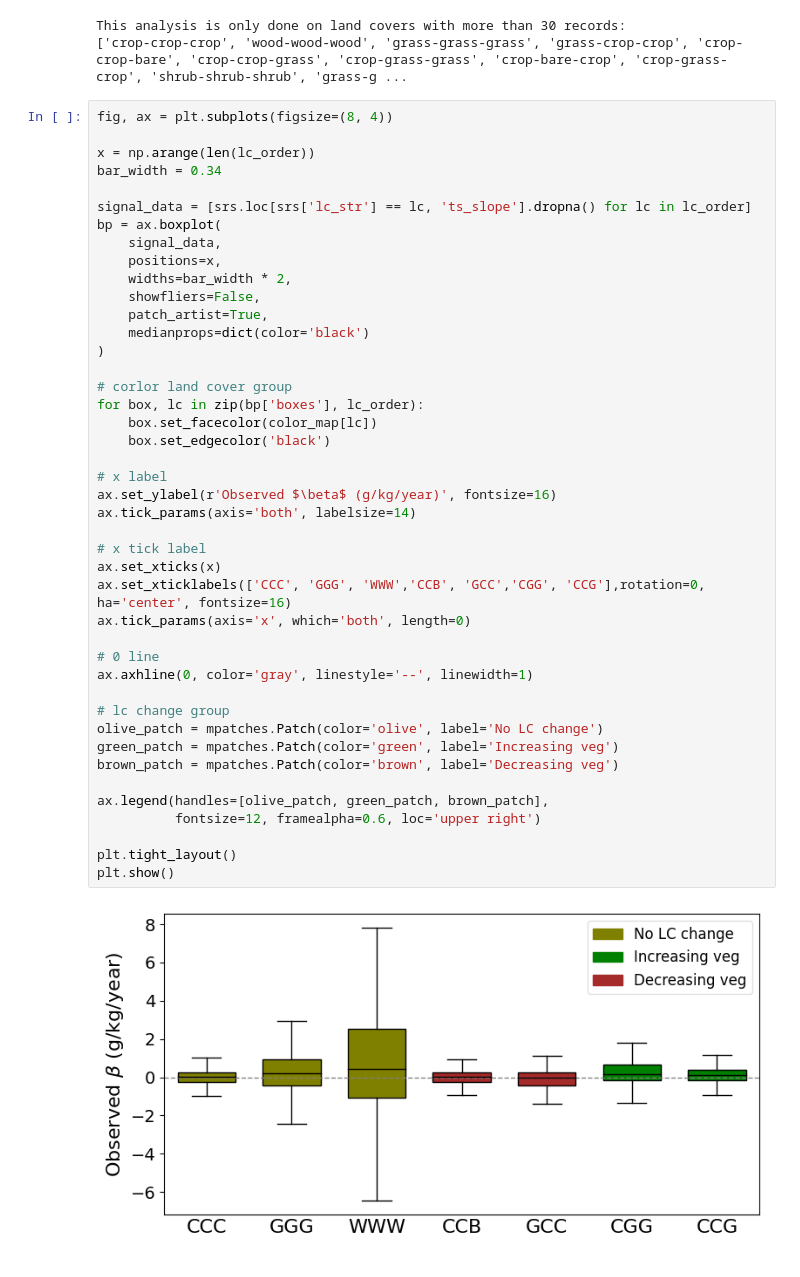
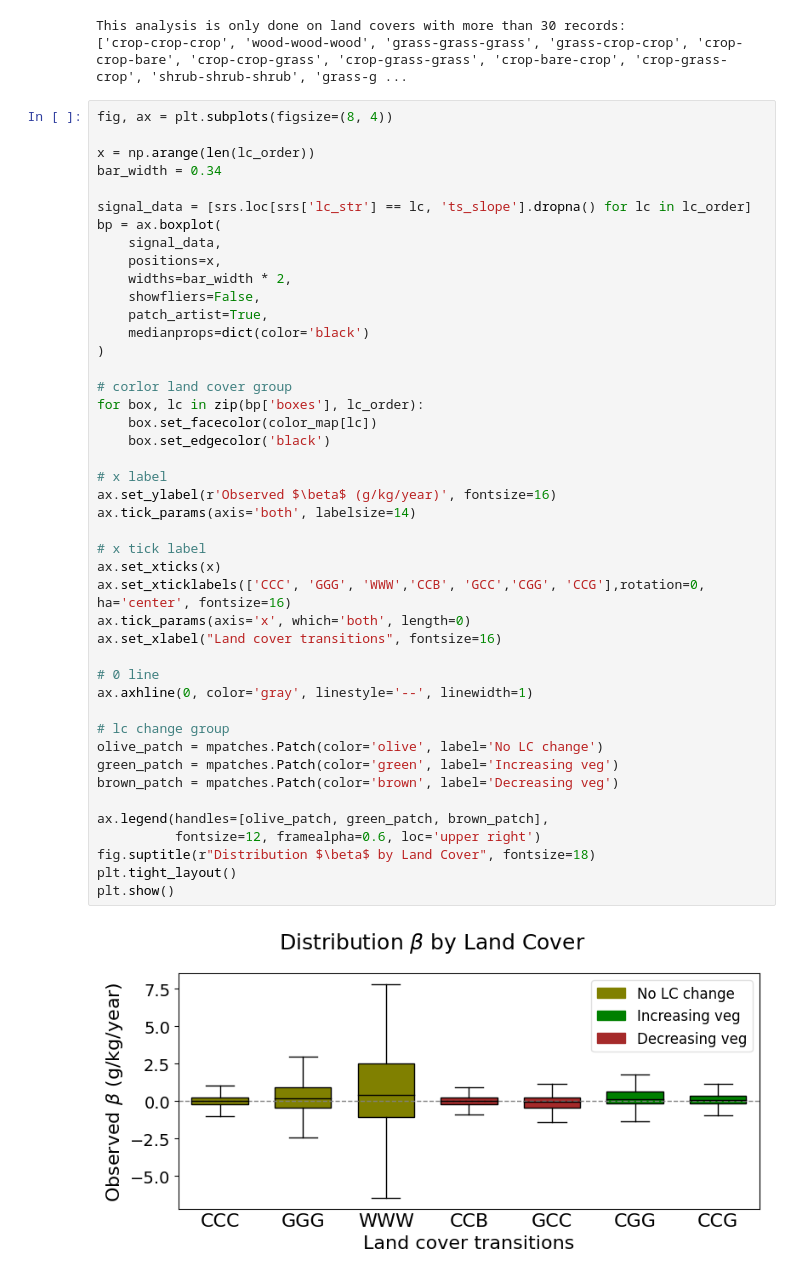
Before and after one commit to Meng2077/trend-with-uncertainty, a Jupyter notebook: 04b_plot_lucas.tmporal.variability.ipynb, the cells around one changed output. Drawn from its saved outputs; the diff is of its cells as text.

```diff
--- a/04b_plot_lucas.tmporal.variability.ipynb
+++ b/04b_plot_lucas.tmporal.variability.ipynb
@@ -293,32 +300,33 @@ bp = ax.boxplot(
     medianprops=dict(color='black')
 )
 
 # corlor land cover group
 for box, lc in zip(bp['boxes'], lc_order):
     box.set_facecolor(color_map[lc])
     box.set_edgecolor('black')
 
 # x label
 ax.set_ylabel(r'Observed $\beta$ (g/kg/year)', fontsize=16)
 ax.tick_params(axis='both', labelsize=14)
 
 # x tick label
 ax.set_xticks(x)
 ax.set_xticklabels(['CCC', 'GGG', 'WWW','CCB', 'GCC','CGG', 'CCG'],rotation=0, ha='center', fontsize=16)
 ax.tick_params(axis='x', which='both', length=0)
+ax.set_xlabel("Land cover transitions", fontsize=16)
 
 # 0 line
 ax.axhline(0, color='gray', linestyle='--', linewidth=1)
 
 # lc change group
 olive_patch = mpatches.Patch(color='olive', label='No LC change')
 green_patch = mpatches.Patch(color='green', label='Increasing veg')
 brown_patch = mpatches.Patch(color='brown', label='Decreasing veg')
 
 ax.legend(handles=[olive_patch, green_patch, brown_patch],
           fontsize=12, framealpha=0.6, loc='upper right')
-
+fig.suptitle(r"Distribution $\beta$ by Land Cover", fontsize=18)
 plt.tight_layout()
 plt.show()
 # %% [output]
-[figure, old version]
+[figure, new version]
```
Also changed, not shown: parts of 4 cells of this notebook.
